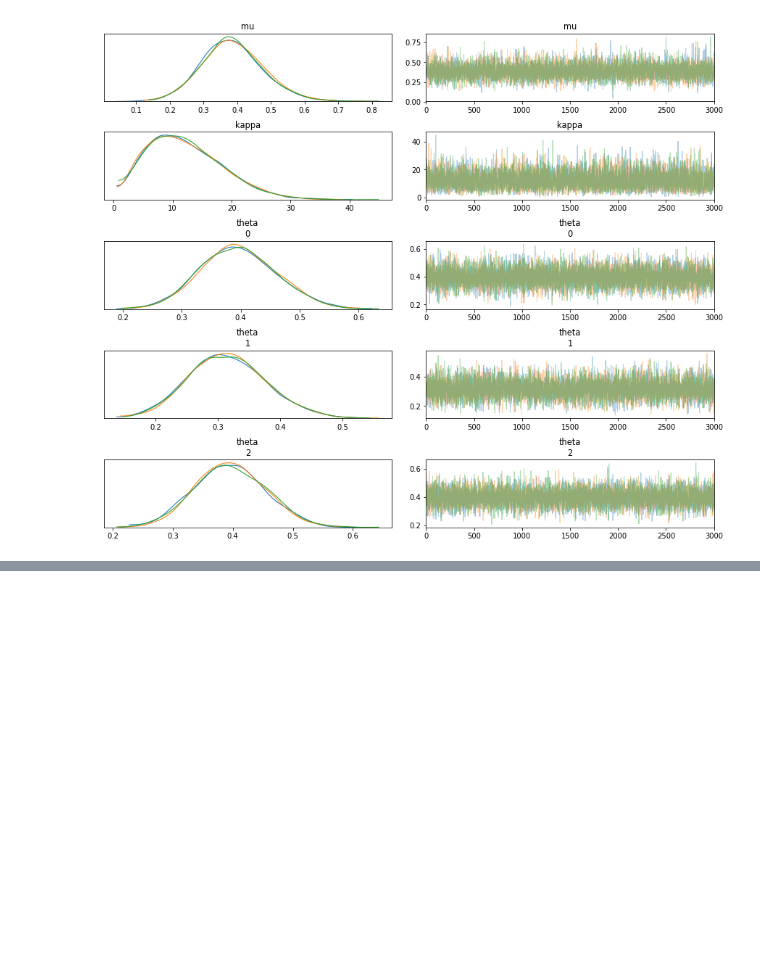
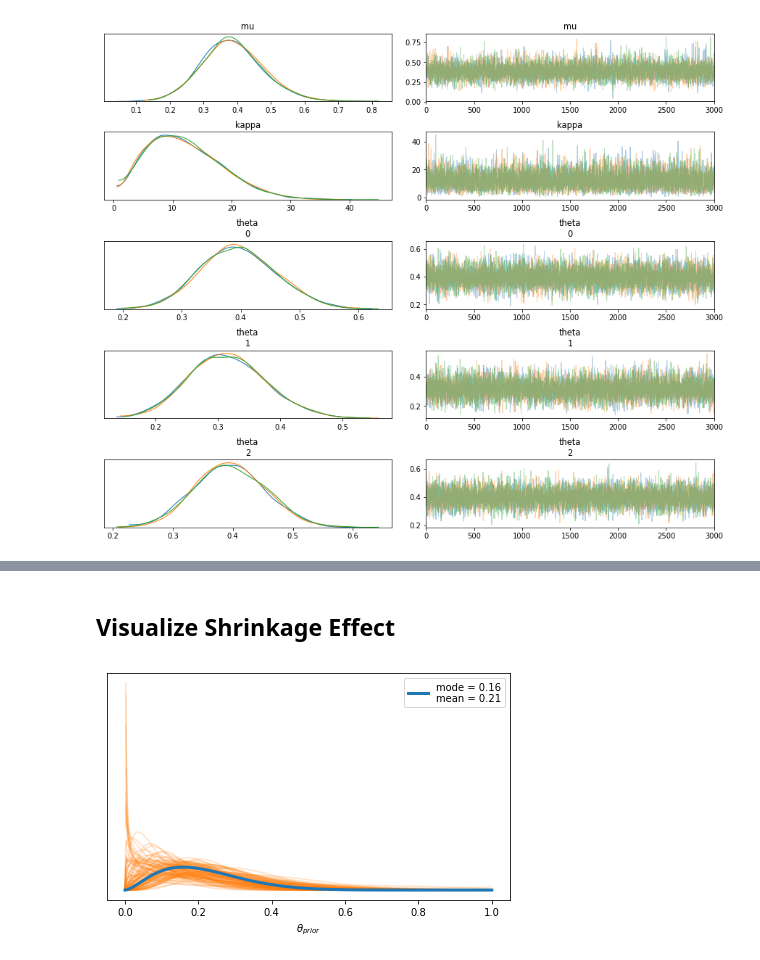
Before and after one commit to son520804/Bayesian_Statistics_MOOC, a Jupyter notebook: Hierarchical_Model.ipynb, the cells around one changed output, grey strips where cells are left out. Drawn from its saved outputs; the diff is of its cells as text; code cells hidden in the pictures; blank space fills up the shorter version.

```diff
--- a/Hierarchical_Model.ipynb
+++ b/Hierarchical_Model.ipynb
@@ -39,0 +82,20 @@ plt.show()
+# %%
+N_samples = [100, 100, 100]
+G_samples = [15, 20, 15]
+
+group_idx = np.repeat(np.arange(len(N_samples)), N_samples)
+
+data = []
+for i in range(0, len(N_samples)):
+    # Append 1 for good samples, and 0 for the rest, for each sample pool
+    data.extend(np.repeat([1,0], [G_samples[i], N_samples[i] - G_samples[i]]))
+
+with pm.Model() as model:
+    mu = pm.Beta('mu', 1., 1.)
+    kappa = pm.HalfNormal('kappa', 10)
+
+    theta = pm.Beta('theta', alpha = mu * kappa, beta = (1.0 - mu) * kappa, shape = len(N_samples))
+    y = pm.Bernoulli('y', p = theta[group_idx], observed = data)
+
+    trace = pm.sample(3000, chains = 3)
+az.summary(trace)
@@ -39,0 +113,25 @@ plt.show()
+# %% [markdown]
+## Visualize Shrinkage Effect
+# %%
+x = np.linspace(0, 1, 500)
+for i in np.random.randint(0, len(trace), size = 100):
+    u = trace['mu'][i]
+    k = trace['kappa'][i]
+    pdf = stats.beta(u * k, (1.0 - u) * k).pdf(x)
+    plt.plot(x, pdf, 'C1', alpha = 0.2)
+
+u_mean = trace['mu'].mean()
+k_mean = trace['kappa'].mean()
+dist = stats.beta(u_mean * k_mean, (1.0 - u_mean) * k_mean)
+pdf = dist.pdf(x)
+mode = x[np.argmax(pdf)]
+mean = dist.moment(1)
+plt.plot(x, pdf, lw = 3, label = f'mode = {mode:.2f}\nmean = {mean:.2f}')
+plt.yticks([])
+
+plt.legend()
+plt.xlabel(r'$\theta_{prior}$')
+plt.tight_layout()
+plt.show()
+# %% [output]
+[figure, added]
```
Also changed, not shown: parts of 4 cells of this notebook.
